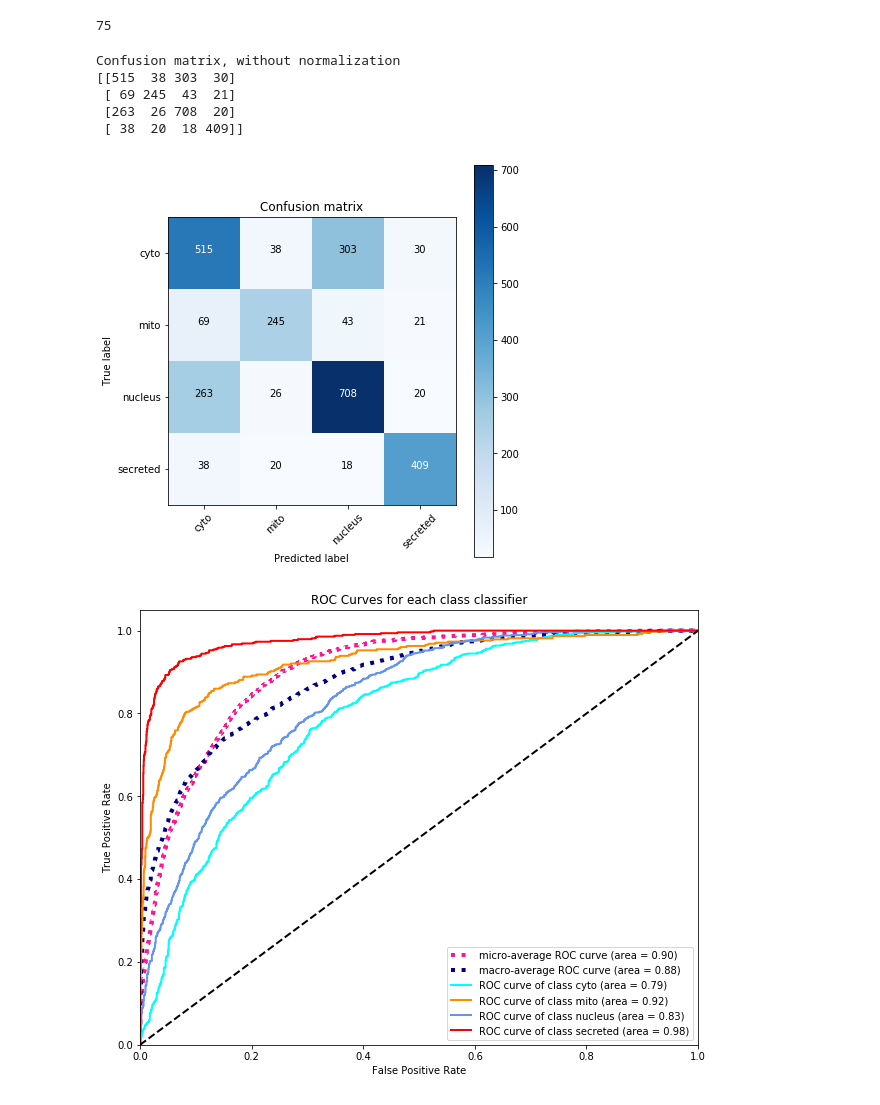
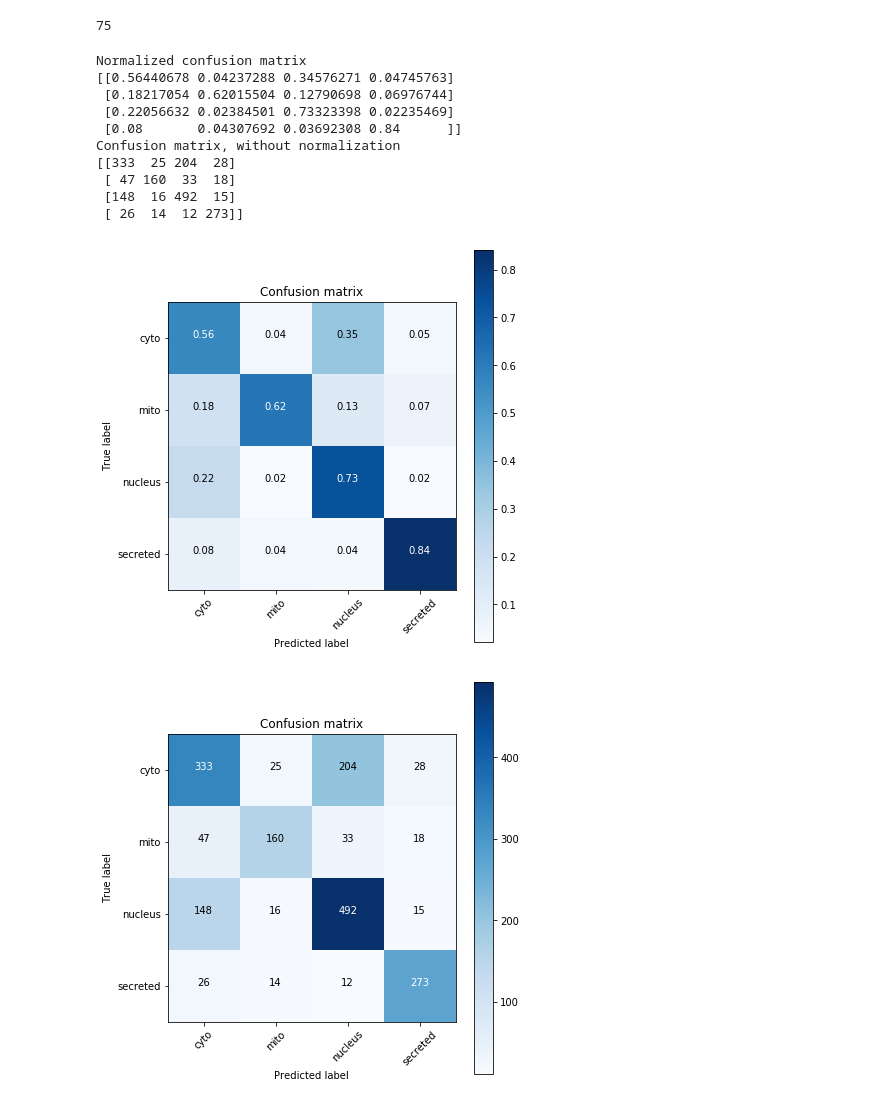
Before and after one commit to cdmatters/bioinformatics, a Jupyter notebook: investigate.ipynb, the cells around one changed output. Cells and saved outputs as stored; diff of their text form; code cells hidden in the pictures.

```diff
--- a/investigate.ipynb
+++ b/investigate.ipynb
@@ -75,2 +22,0 @@ def main():
-# %%
-model, train, validate, acc, keys = main()
@@ -78,0 +73,21 @@ model, train, validate, acc, keys = main()
+# %%
+def get_accuracies(clf, test):
+    print("Average Cross Validation Score, ",clf.best_score_)
+    print("Params", clf.best_params_)
+    mean_cv = clf.cv_results_["mean_test_score"][0]
+    std_cv = clf.cv_results_["std_test_score"][0]
+    mean_train = clf.cv_results_["mean_train_score"][0]
+    std_train = clf.cv_results_["std_train_score"][0]
+    print("Mean CV Train Accuracy: {} ± {}".format(mean_train, std_train))
+    print("Mean CV Valid Accuracy: {} ± {}".format(mean_cv, std_cv))
+
+    X, Y = tuples_to_matrices(test)
+    best_score = clf.best_estimator_.score(X, Y)
+    Y_pred = clf.best_estimator_.predict(X)
+    f1 = f1_score(Y, Y_pred, average="weighted")
+    print("Holdout Test Accuracy: {}".format(best_score))
+    print("F1 Acc: {:.3f}".format(f1))
+    return clf.best_estimator_
+
+best_classifiers = [get_accuracies(m, test) for m in models]
+# [CC, RF, Ada]
@@ -78,0 +141,2 @@ model, train, validate, acc, keys = main()
+# %%
+random_forest = best_classifiers[1]
@@ -79,4 +147,5 @@ model, train, validate, acc, keys = main()
 # %%
+model = random_forest
 def one_vs_many_graphs(model):
     k = keys[:]
     for i, est in enumerate(model.estimators_):
@@ -194,24 +263,31 @@ def plot_confusion_matrix(cm, classes,
 # %%
 
 
 label_names = [l.replace(".fasta","") for l in labels_fasta]
-X_val, Y_val = tuples_to_matrices(validate)
+X_val, Y_val = tuples_to_matrices(test)
 Y_predict_proba = model.predict_proba(X_val)
 Y_predict = model.predict(X_val)
 cm = confusion_matrix(Y_val, Y_predict)
 
 Y_val_bin = label_binarize(Y_val, classes=[0, 1, 2, 3])
 Y_pred_bin = label_binarize(Y_predict, classes=[0, 1, 2, 3])
 
 plt.figure(figsize=(6,6))
-plot_confusion_matrix(cm, label_names)
+plot_confusion_matrix(cm, label_names, normalize=True)
+plt.figure(figsize=(6,6))
+plot_confusion_matrix(cm, label_names, normalize=False)
 
 plot_roc_auc(Y_val_bin, Y_predict_proba, label_names)
 # %% [output]
+Normalized confusion matrix
+[[0.56440678 0.04237288 0.34576271 0.04745763]
+ [0.18217054 0.62015504 0.12790698 0.06976744]
+ [0.22056632 0.02384501 0.73323398 0.02235469]
+ [0.08       0.04307692 0.03692308 0.84      ]]
 Confusion matrix, without normalization
-[[515  38 303  30]
- [ 69 245  43  21]
- [263  26 708  20]
- [ 38  20  18 409]]
+[[333  25 204  28]
+ [ 47 160  33  18]
+ [148  16 492  15]
+ [ 26  14  12 273]]
-[figure, old version]
+[figure, new version]
-[figure, old version]
+[figure, new version]
```
Also changed, not shown: parts of 22 cells of this notebook, 8 other files.
